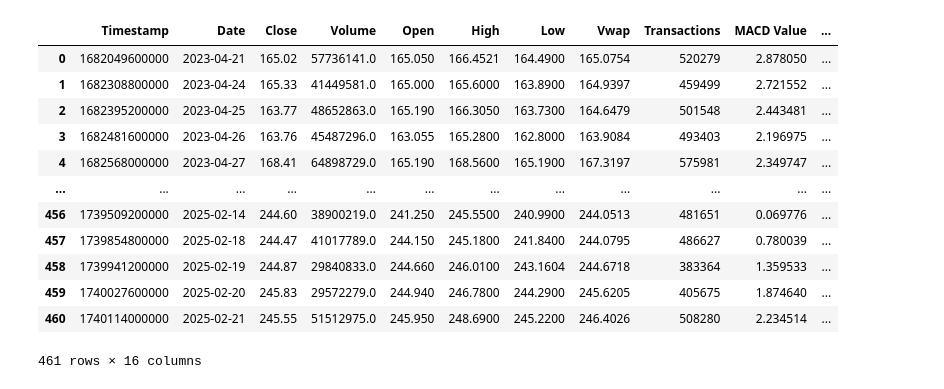
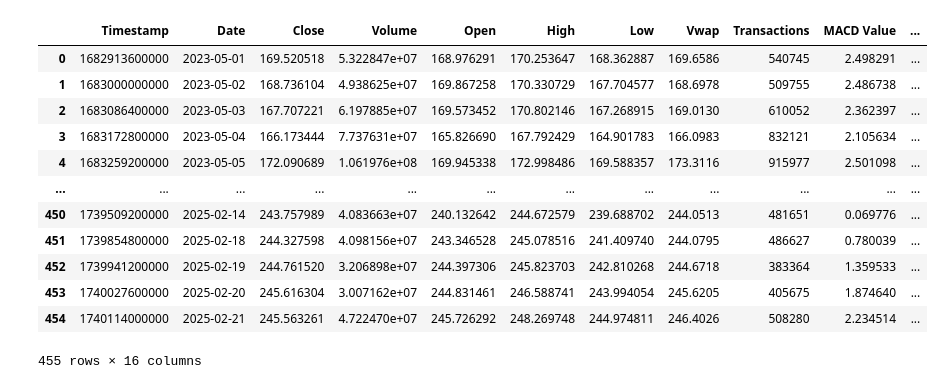
Before and after one commit to Justin-Pascua/PIC16B-Group-E, a Jupyter notebook: Polygon_API.ipynb, the cells around one changed output. Cells and saved outputs as stored; diff of their text form; code cells hidden in the pictures.

```diff
--- a/Polygon_API.ipynb
+++ b/Polygon_API.ipynb
@@ -428,8 +329,9 @@ def calculate_KDJ(stock_data, window_k_raw = 9, window_d = 3, window_k_smooth =
     return stock_data
 # %%
 # example of calculate_KDJ
-# stock_data = single_stock_table("AAPL", "2024-01-01", "2024-02-15")
-# df = calculate_KDJ(stock_data)
+stock_data = single_stock_table("AAPL", "2024-01-01", "2024-02-15")
+df = calculate_KDJ(stock_data)
 # df.dropna()
+df
 # %% [output]
 |  | Timestamp | Date | Close | Volume | Open | High | Low | Vwap | Transactions | %K | ... |
@@ -450,7 +352,7 @@ def calculate_KDJ(stock_data, window_k_raw = 9, window_d = 3, window_k_smooth =
 | 30 | 1707886800000 | 2024-02-14 | 184.15 | 54617917.0 | 185.320 | 185.5300 | 182.4400 | 183.6207 | 679072 | 52.514124 | ... |
 | 31 | 1707973200000 | 2024-02-15 | 183.86 | 65434496.0 | 183.550 | 184.4900 | 181.3500 | 182.8487 | 756083 | 38.823170 | ... |
 # %%
-def get_all_features(ticker, start_date, end_date, alpha, d, smoothing = True,
+def get_all_features(ticker, start_date, end_date, alpha = 0.8, smoothing = True,
                      macd_short_window = 12, macd_long_window = 26, macd_signal_window = 9,
                      rsi_timespan = 'day', rsi_window=14,
                      williams_r_window = 14,
@@ -461,7 +363,6 @@ def get_all_features(ticker, start_date, end_date, alpha, d, smoothing = True,
         :param start_date: A string of the form YYYY-MM-DD, earliest date to pull data from,
         :param end_date: A string of the form YYYY-MM-DD, latest date to pull data from,
         :param alpha: The parameter for exponential smoothing,
-        :param d: The parameter for creating target values,
         :param smoothing: Specifies whether or not to apply exponential smoothing to raw data
         :param macd_short_window: The short window size used to compute MACD,
         :param macd_long_window: The long window size used to compute MACD,
@@ -496,26 +397,23 @@ def get_all_features(ticker, start_date, end_date, alpha, d, smoothing = True,
     # compute Williams%R and KDJ indicators
     df = calculate_williams_r(calculate_KDJ(df))
 
-    # creates target values
-    df['Target'] = (df['Close'] - df['Close'].shift(d)).apply(np.sign)
-
     # returns final dataframe excluding rows with N/A entries
     return df.dropna().reset_index(drop = True)
 # %%
 # Example of get_all_features
-# df = get_all_features('AAPL', '2022-01-01', '2025-02-21')
-# df
+df = get_all_features('AAPL', '2023-03-07', '2025-02-21')
+df
 # %% [output]
 |  | Timestamp | Date | Close | Volume | Open | High | Low | Vwap | Transactions | MACD Value | ... |
-| 0 | 1682049600000 | 2023-04-21 | 165.02 | 57736141.0 | 165.050 | 166.4521 | 164.4900 | 165.0754 | 520279 | 2.878050 | ... |
-| 1 | 1682308800000 | 2023-04-24 | 165.33 | 41449581.0 | 165.000 | 165.6000 | 163.8900 | 164.9397 | 459499 | 2.721552 | ... |
-| 2 | 1682395200000 | 2023-04-25 | 163.77 | 48652863.0 | 165.190 | 166.3050 | 163.7300 | 164.6479 | 501548 | 2.443481 | ... |
-| 3 | 1682481600000 | 2023-04-26 | 163.76 | 45487296.0 | 163.055 | 165.2800 | 162.8000 | 163.9084 | 493403 | 2.196975 | ... |
-| 4 | 1682568000000 | 2023-04-27 | 168.41 | 64898729.0 | 165.190 | 168.5600 | 165.1900 | 167.3197 | 575981 | 2.349747 | ... |
+| 0 | 1682913600000 | 2023-05-01 | 169.520518 | 5.322847e+07 | 168.976291 | 170.253647 | 168.362887 | 169.6586 | 540745 | 2.498291 | ... |
+| 1 | 1683000000000 | 2023-05-02 | 168.736104 | 4.938625e+07 | 169.867258 | 170.330729 | 167.704577 | 168.6978 | 509755 | 2.486738 | ... |
+| 2 | 1683086400000 | 2023-05-03 | 167.707221 | 6.197885e+07 | 169.573452 | 170.802146 | 167.268915 | 169.0130 | 610052 | 2.362397 | ... |
+| 3 | 1683172800000 | 2023-05-04 | 166.173444 | 7.737631e+07 | 165.826690 | 167.792429 | 164.901783 | 166.0983 | 832121 | 2.105634 | ... |
+| 4 | 1683259200000 | 2023-05-05 | 172.090689 | 1.061976e+08 | 169.945338 | 172.998486 | 169.588357 | 173.3116 | 915977 | 2.501098 | ... |
 | ... | ... | ... | ... | ... | ... | ... | ... | ... | ... | ... | ... |
-| 456 | 1739509200000 | 2025-02-14 | 244.60 | 38900219.0 | 241.250 | 245.5500 | 240.9900 | 244.0513 | 481651 | 0.069776 | ... |
-| 457 | 1739854800000 | 2025-02-18 | 244.47 | 41017789.0 | 244.150 | 245.1800 | 241.8400 | 244.0795 | 486627 | 0.780039 | ... |
-| 458 | 1739941200000 | 2025-02-19 | 244.87 | 29840833.0 | 244.660 | 246.0100 | 243.1604 | 244.6718 | 383364 | 1.359533 | ... |
-| 459 | 1740027600000 | 2025-02-20 | 245.83 | 29572279.0 | 244.940 | 246.7800 | 244.2900 | 245.6205 | 405675 | 1.874640 | ... |
-| 460 | 1740114000000 | 2025-02-21 | 245.55 | 51512975.0 | 245.950 | 248.6900 | 245.2200 | 246.4026 | 508280 | 2.234514 | ... |
+| 450 | 1739509200000 | 2025-02-14 | 243.757989 | 4.083663e+07 | 240.132642 | 244.672579 | 239.688702 | 244.0513 | 481651 | 0.069776 | ... |
+| 451 | 1739854800000 | 2025-02-18 | 244.327598 | 4.098156e+07 | 243.346528 | 245.078516 | 241.409740 | 244.0795 | 486627 | 0.780039 | ... |
+| 452 | 1739941200000 | 2025-02-19 | 244.761520 | 3.206898e+07 | 244.397306 | 245.823703 | 242.810268 | 244.6718 | 383364 | 1.359533 | ... |
+| 453 | 1740027600000 | 2025-02-20 | 245.616304 | 3.007162e+07 | 244.831461 | 246.588741 | 243.994054 | 245.6205 | 405675 | 1.874640 | ... |
+| 454 | 1740114000000 | 2025-02-21 | 245.563261 | 4.722470e+07 | 245.726292 | 248.269748 | 244.974811 | 246.4026 | 508280 | 2.234514 | ... |
-461 rows × 16 columns
+455 rows × 16 columns
```
Also changed, not shown: parts of 10 cells of this notebook.
